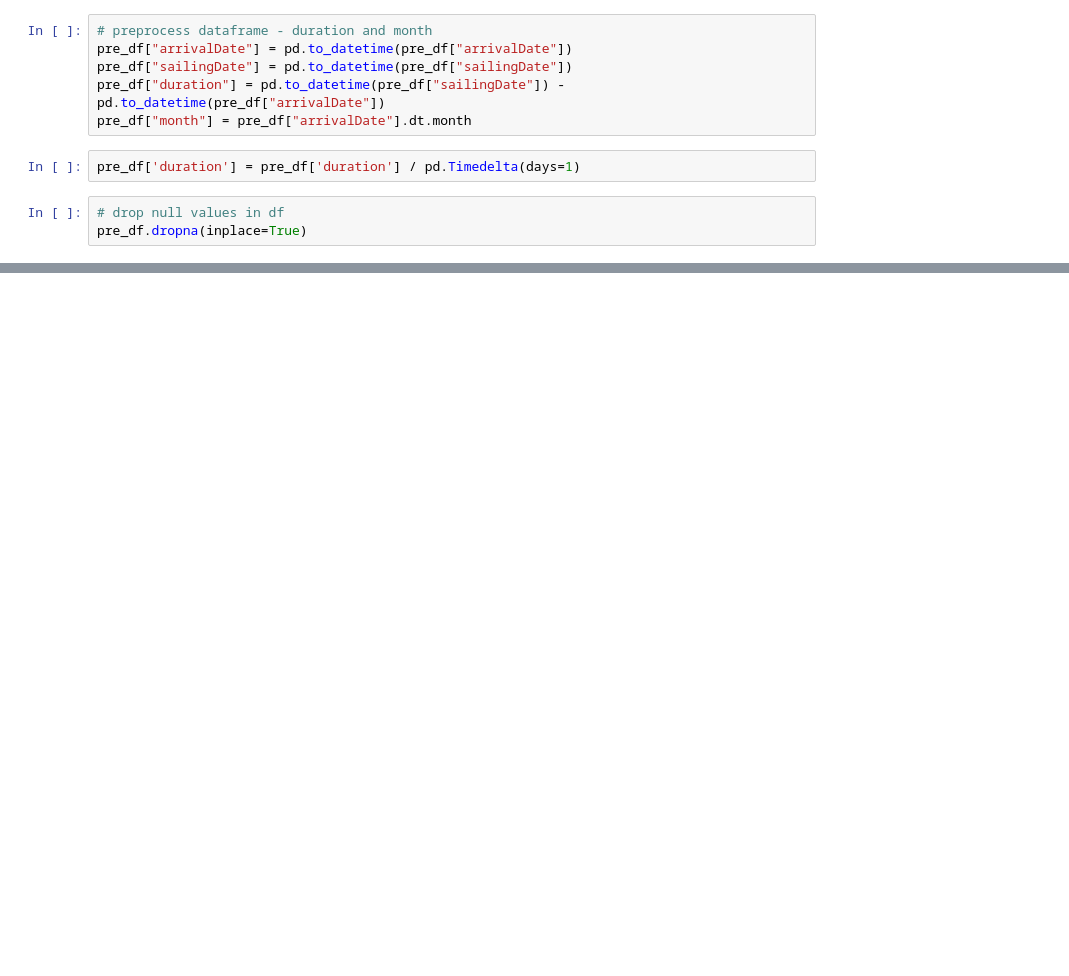
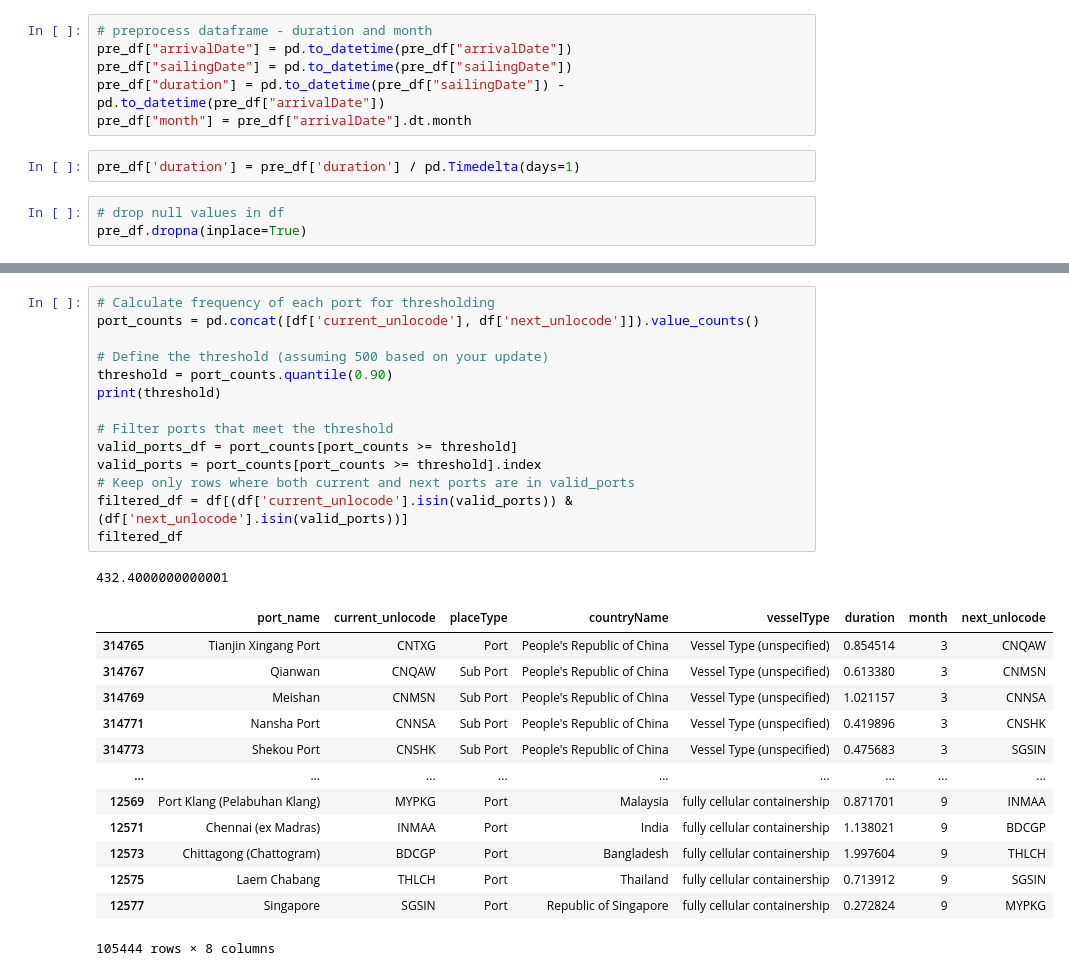
Before and after one commit to SySyAli/ais_port_prediction, a Jupyter notebook: notebooks/random_forest2.ipynb, the cells around one changed output, grey strips where cells are left out. Drawn from its saved outputs; the diff is of its cells as text; blank space fills up the shorter version.

```diff
--- a/notebooks/random_forest2.ipynb
+++ b/notebooks/random_forest2.ipynb
@@ -134,0 +171,29 @@ pre_df.describe().T
+# %%
+# Calculate frequency of each port for thresholding
+port_counts = pd.concat([df['current_unlocode'], df['next_unlocode']]).value_counts()
+
+# Define the threshold (assuming 500 based on your update)
+threshold = port_counts.quantile(0.90)
+print(threshold)
+
+# Filter ports that meet the threshold
+valid_ports_df = port_counts[port_counts >= threshold]
+valid_ports = port_counts[port_counts >= threshold].index
+# Keep only rows where both current and next ports are in valid_ports
+filtered_df = df[(df['current_unlocode'].isin(valid_ports)) & (df['next_unlocode'].isin(valid_ports))]
+filtered_df
+# %% [output]
+432.4000000000001
+|  | port_name | current_unlocode | placeType | countryName | vesselType | duration | month | next_unlocode |
+| 314765 | Tianjin Xingang Port | CNTXG | Port | People's Republic of China | Vessel Type (unspecified) | 0.854514 | 3 | CNQAW |
+| 314767 | Qianwan | CNQAW | Sub Port | People's Republic of China | Vessel Type (unspecified) | 0.613380 | 3 | CNMSN |
+| 314769 | Meishan | CNMSN | Sub Port | People's Republic of China | Vessel Type (unspecified) | 1.021157 | 3 | CNNSA |
+| 314771 | Nansha Port | CNNSA | Sub Port | People's Republic of China | Vessel Type (unspecified) | 0.419896 | 3 | CNSHK |
+| 314773 | Shekou Port | CNSHK | Sub Port | People's Republic of China | Vessel Type (unspecified) | 0.475683 | 3 | SGSIN |
+| ... | ... | ... | ... | ... | ... | ... | ... | ... |
+| 12569 | Port Klang (Pelabuhan Klang) | MYPKG | Port | Malaysia | fully cellular containership | 0.871701 | 9 | INMAA |
+| 12571 | Chennai (ex Madras) | INMAA | Port | India | fully cellular containership | 1.138021 | 9 | BDCGP |
+| 12573 | Chittagong (Chattogram) | BDCGP | Port | Bangladesh | fully cellular containership | 1.997604 | 9 | THLCH |
+| 12575 | Laem Chabang | THLCH | Port | Thailand | fully cellular containership | 0.713912 | 9 | SGSIN |
+| 12577 | Singapore | SGSIN | Port | Republic of Singapore | fully cellular containership | 0.272824 | 9 | MYPKG |
+105444 rows × 8 columns
```
Also changed, not shown: parts of 30 cells of this notebook, 1 other file.
